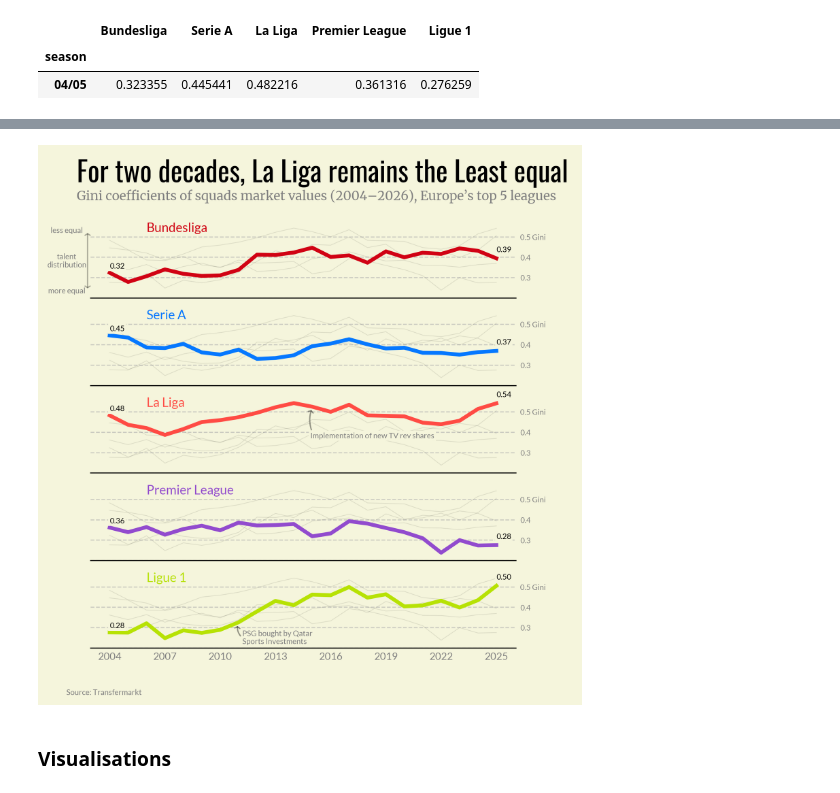
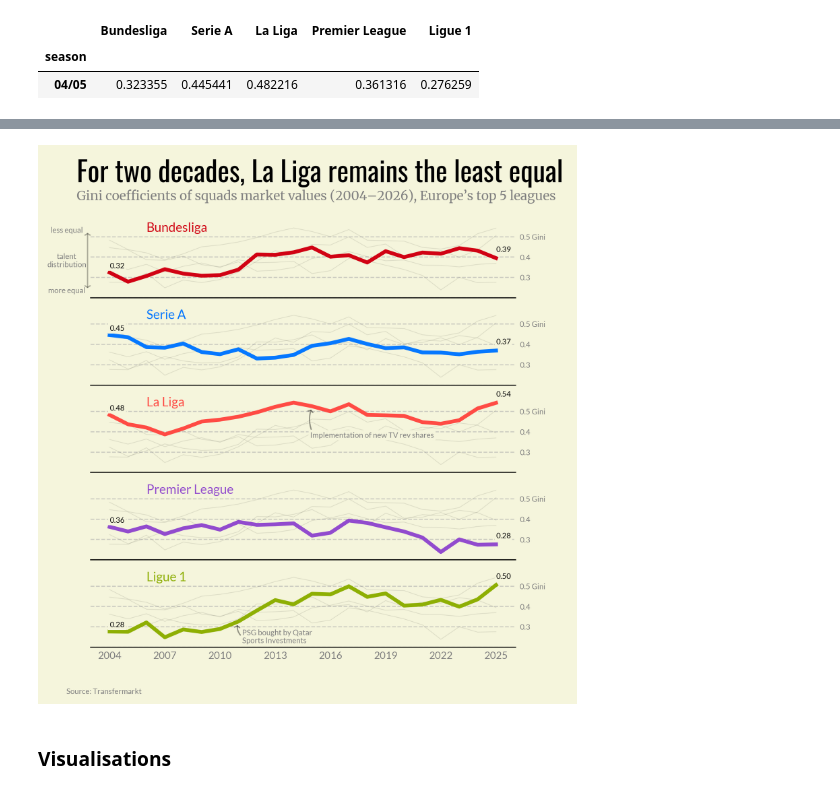
Before and after one commit to ben-baror/top5-eu-leagues-squad-values, a Jupyter notebook: notebooks/data_cleaning_visualisation.ipynb, the cells around one changed output, grey strips where cells are left out. Saved outputs shown, nothing was run; the diff lists cells and outputs as text; code cells hidden in the pictures.

```diff
--- a/notebooks/data_cleaning_visualisation.ipynb
+++ b/notebooks/data_cleaning_visualisation.ipynb
@@ -50,7 +50,7 @@ font = load_google_font('Lato')
 title = load_google_font('Oswald')
 subheader = load_google_font('Merriweather')
 background_c = '#F5F5DC'
-league_colors = ['#D10214', '#0578FF', '#FF4B44', '#924bce', '#b7e204']
+league_colors = ['#D10214', '#0578FF', '#FF4B44', '#924bce', '#8eaf03']
 #                    DE         IT       ES         EN          FR
 default_c = '#5454CE'
 cmap = load_cmap("AsteroidCity2") # for some of the gini visualisations
@@ -123,6 +123,3 @@ def gini(x):
     # Gini coefficient
     g = 0.5 * rmad
     return g
-
-for league in dfs:
-    print(f"{league:16} {gini(dfs[league]['25/26'].dropna())}")
@@ -218,7 +196,7 @@ axs[-1].set_xticks(ginis_df.index[::3],
                   fontsize = 8)
 
 fig.set_facecolor(background_c)
-fig_text(0.1,1, "For two decades, La Liga remains the Least equal", font = title, fontsize = 22)
+fig_text(0.1,1, "For two decades, La Liga remains the least equal", font = title, fontsize = 22)
 fig_text(0.1,0.945, "Gini coefficients of squads market values (2004–2026), Europe’s top 5 leagues",
          font = subheader, color = 'grey')
 
@@ -230,35 +208,35 @@ annotation_dict = {'font':font, 'fontsize':6,
 axs[-1].text(7.2, 0.22, 'PSG bought by Qatar\nSports Investments',
              ha = 'left', **annotation_dict)
 ax_arrow((7.2,0.25),(6.97,0.32),ax=axs[-1],
          fill_head=False, head_length=1.2, head_width=2,
          alpha = 0.4, radius = -0.3, zorder = 4)
 
 ax_text(10.9,0.4, "<Implementation of new TV rev shares>", ax = axs[2],
         **annotation_dict,
         highlight_textprops=[{"bbox":{'facecolor':background_c,
                                      'linewidth':0,
                                      'pad':1.25}}])
 ax_arrow((11,0.4),(11,0.52),ax=axs[2], fill_head=False,
          head_length=1.2, head_width=2, alpha = 0.4, radius = -0.2,
         zorder = 4)
 
 
 fig.text(0.082, 0.87, 'less equal', ha = 'center', va = 'center', **annotation_dict)
 fig.text(0.082, 0.815, 'talent\ndistribution', ha = 'center', va = 'center', **annotation_dict)
 fig.text(0.082, 0.76, 'more equal', ha = 'center', va = 'center', **annotation_dict)
 
 
 fig_arrow((0.12,0.76),(0.12,0.87),
          double_headed=True, fill_head=False,
         head_length=1.2, head_width=2,
         alpha = 0.3,
          zorder = 4)
 fig.text(0.15,0.025, s = "Source: Transfermarkt",
            ha = 'center', font = font, fontsize = 6, color = 'grey')
-#fig.savefig('multilines1.png', bbox_inches='tight', dpi = 300)
+fig.savefig('multilines1.png', bbox_inches='tight', dpi = 300)
 plt.show()
 # %% [output]
-[figure, old version]
+[figure, new version]
 # %% [markdown]
 ### Visualisations
 # %%
```
Also changed, not shown: parts of 5 cells of this notebook.
